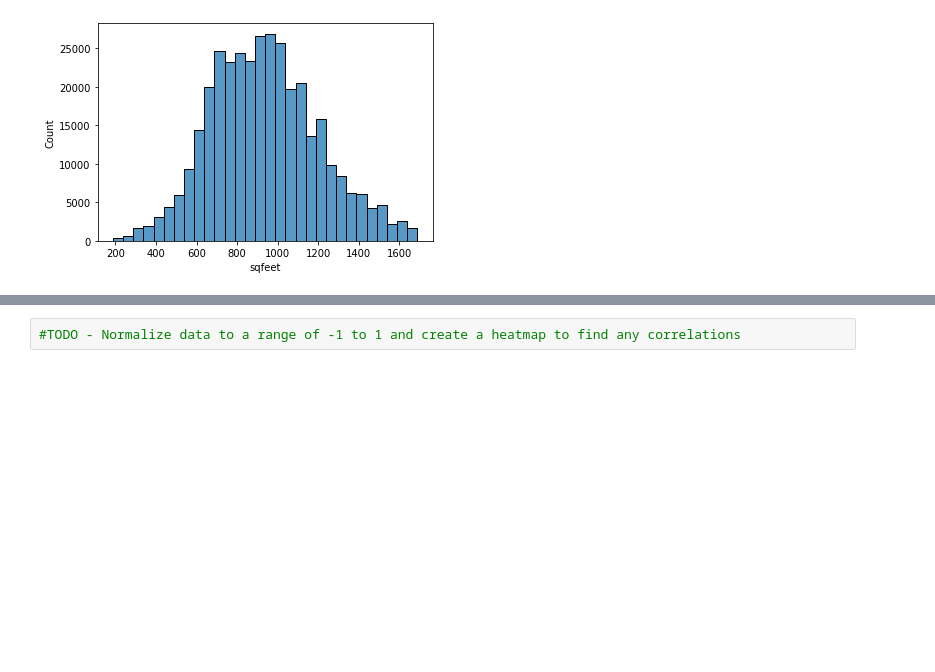
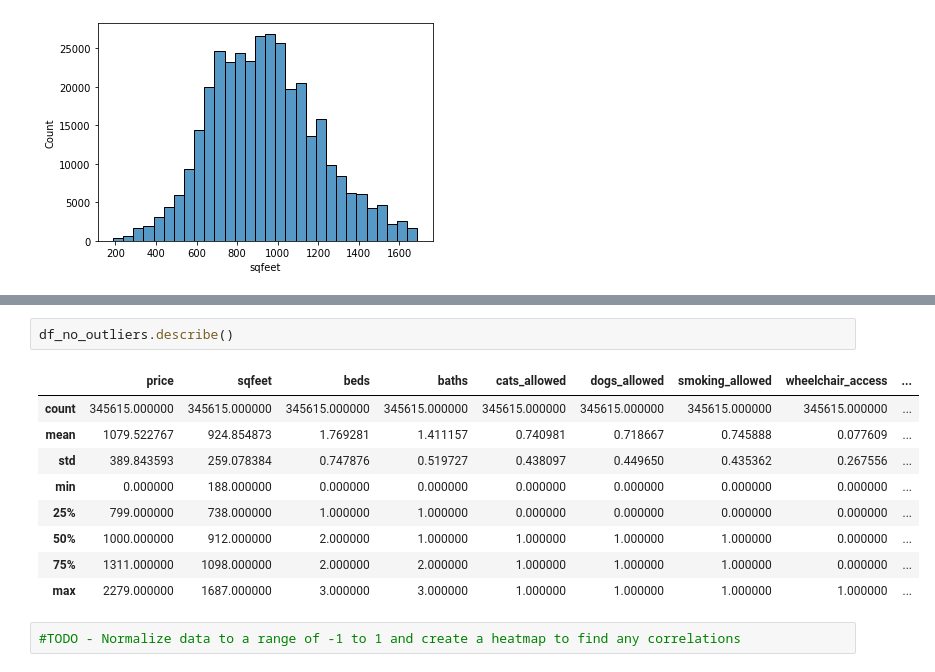
Before and after one commit to moferg/usa-housing-analysis, a Jupyter notebook: usa_housing_analysis.ipynb, the cells around one changed output, grey strips where cells are left out. Cells and saved outputs as stored; diff of their text form; blank space fills up the shorter version.

```diff
--- a/usa_housing_analysis.ipynb
+++ b/usa_housing_analysis.ipynb
@@ -258,2 +350,14 @@ sns.histplot(df_no_outliers.sqfeet, binwidth=50)
+# %%
+df_no_outliers.describe()
+# %% [output]
+|  | price | sqfeet | beds | baths | cats_allowed | dogs_allowed | smoking_allowed | wheelchair_access | ... |
+| count | 345615.000000 | 345615.000000 | 345615.000000 | 345615.000000 | 345615.000000 | 345615.000000 | 345615.000000 | 345615.000000 | ... |
+| mean | 1079.522767 | 924.854873 | 1.769281 | 1.411157 | 0.740981 | 0.718667 | 0.745888 | 0.077609 | ... |
+| std | 389.843593 | 259.078384 | 0.747876 | 0.519727 | 0.438097 | 0.449650 | 0.435362 | 0.267556 | ... |
+| min | 0.000000 | 188.000000 | 0.000000 | 0.000000 | 0.000000 | 0.000000 | 0.000000 | 0.000000 | ... |
+| 25% | 799.000000 | 738.000000 | 1.000000 | 1.000000 | 0.000000 | 0.000000 | 0.000000 | 0.000000 | ... |
+| 50% | 1000.000000 | 912.000000 | 2.000000 | 1.000000 | 1.000000 | 1.000000 | 1.000000 | 0.000000 | ... |
+| 75% | 1311.000000 | 1098.000000 | 2.000000 | 2.000000 | 1.000000 | 1.000000 | 1.000000 | 0.000000 | ... |
+| max | 2279.000000 | 1687.000000 | 3.000000 | 3.000000 | 1.000000 | 1.000000 | 1.000000 | 1.000000 | ... |
 # %%
 #TODO - Normalize data to a range of -1 to 1 and create a heatmap to find any correlations
```
Also changed, not shown: parts of 16 cells of this notebook.
